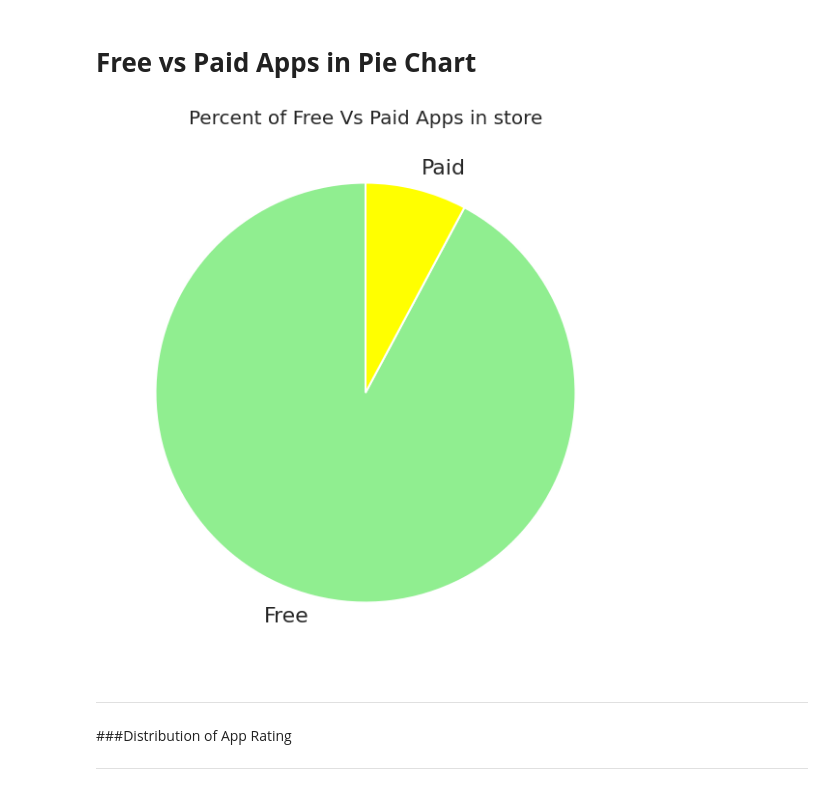
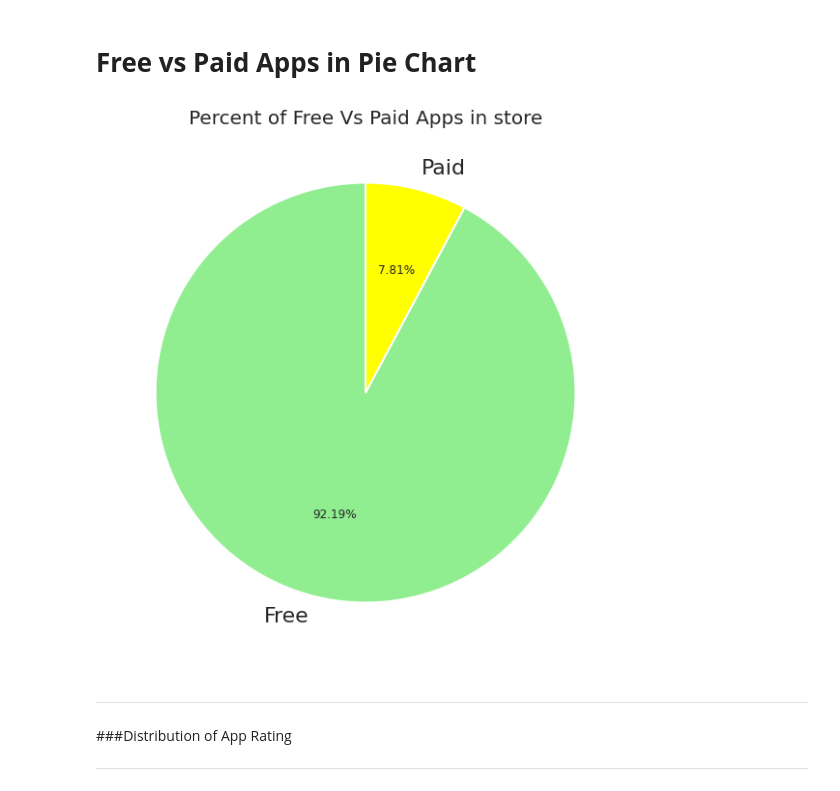
Before and after one commit to Team-AlmaBetter/playstore-analysis, a Jupyter notebook: Copy_of_Playstore_Analysis_TeamProject_EDA.ipynb, the cells around one changed output. Saved outputs shown, nothing was run; the diff lists cells and outputs as text; code cells hidden in the pictures.

```diff
--- a/Copy_of_Playstore_Analysis_TeamProject_EDA.ipynb
+++ b/Copy_of_Playstore_Analysis_TeamProject_EDA.ipynb
@@ -607,12 +612,12 @@ The total no. of App that have 5 star rating = 271
 # %%
 ## Total number of free and paid apps
 plt.figure(figsize=(10,10))
 labels =df_Play_Store['Type'].value_counts().index
 sizes = df_Play_Store['Type'].value_counts(sort = True)
 colors = ["lightgreen","yellow"]
 explode = [0.2,0]
-plt.pie(sizes,labels=labels, colors=colors,startangle=90)
+plt.pie(sizes,labels=labels, colors=colors,startangle=90,autopct="%.2f%%")
 plt.title('Percent of Free Vs Paid Apps in store',size = 20)
 plt.show()
 # %% [output]
-[figure, old version]
+[figure, new version]
```
Also changed, not shown: parts of 6 cells of this notebook.
